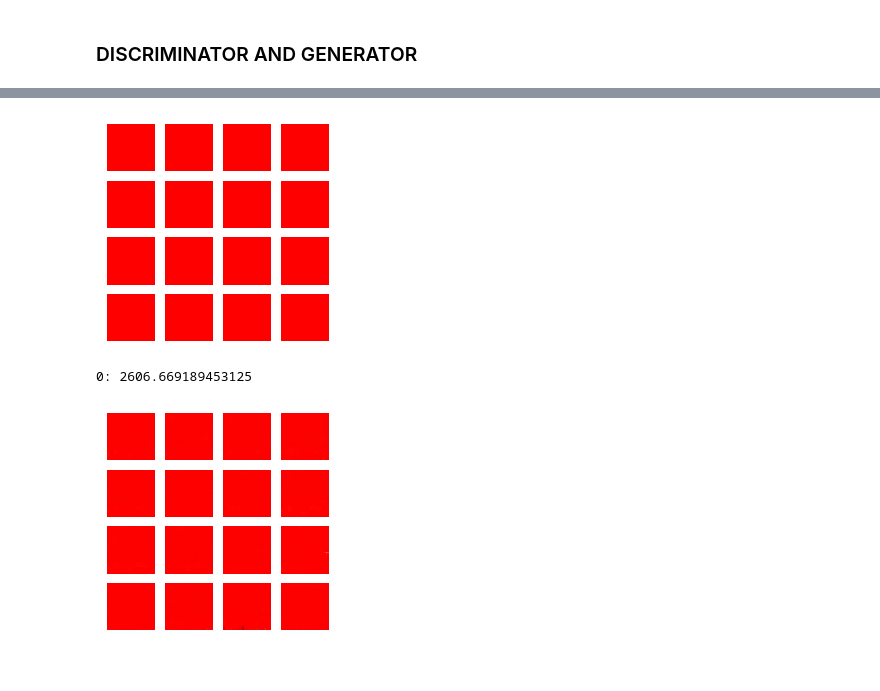
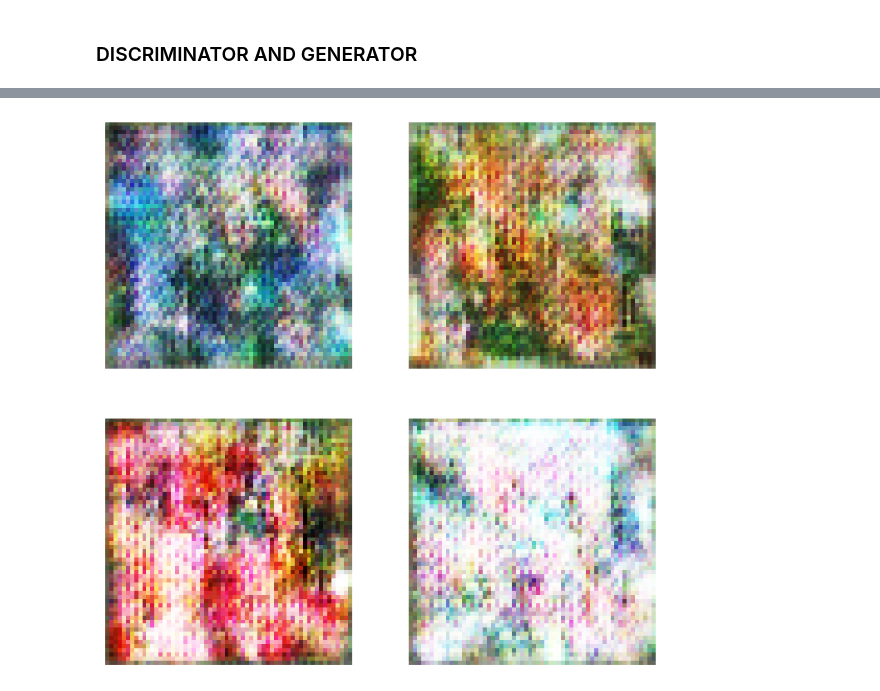
Before and after one commit to 0a1c/deep-space, a Jupyter notebook: deep-art-nb.ipynb, the cells around one changed output, grey strips where cells are left out. Drawn from its saved outputs; the diff is of its cells as text; code cells hidden in the pictures.

```diff
--- a/deep-art-nb.ipynb
+++ b/deep-art-nb.ipynb
@@ -350,15 +391,16 @@ def build_dc_generator(noise_dim=NOISE_DIM):
     Build and return a PyTorch model implementing the DCGAN generator using
     the architecture described above.
     """
-    return nn.Sequential(
+    s = int(image_size/4)
+    return nn.Sequential( # update
         #Flatten(),
         nn.Linear(noise_dim, 1024),
         nn.ReLU(inplace=True),
         nn.BatchNorm1d(1024),
-        nn.Linear(1024, 7*7*128),
+        nn.Linear(1024, s*s*128), # becomes 1024 to __ x __ x 128 where __ is image_size / 4
         nn.ReLU(inplace=True),
-        nn.BatchNorm1d(7*7*128),
-        Unflatten(batch_size, 128, 7, 7),
+        nn.BatchNorm1d(s*s*128),
+        Unflatten(batch_size, 128, s, s),
         nn.ConvTranspose2d(128, 64, 4, stride=2, padding=1),
         nn.ReLU(inplace=True),
         nn.BatchNorm2d(64),
@@ -406,0 +430,4 @@ Iter: 150, D: 1.387, G:0.6968
+# %%
+
+G_ac = run_a_gan(D_DC, G_DC, D_DC_solver, G_DC_solver, discriminator_loss, generator_loss,
+                 num_epochs=3000, show_every=250, batch_size=batch_size, noise_size=noise_size)
@@ -406,0 +437,5 @@ Iter: 150, D: 1.387, G:0.6968
+# %%
+G_60 = G_ac
+#G_best = G_ac
+print(G_60)
+torch.save(G_60.state_dict(), "saved-models/G_60_782018.pt")
@@ -407,37 +458,32 @@ Iter: 150, D: 1.387, G:0.6968
 # %%
-X_display.resize(711, 28, 28, 3)
+g_fake_seed = Variable(sample_noise(batch_size, noise_size)).type(dtype)
+fake_images = G_60(g_fake_seed)
+fake_images = fake_images.resize(batch_size, 3, image_size, image_size).type(dtype) / 2 + 0.5
 
-# X_display = torch.from_numpy(X_display)
-# X_display = X_display.permute(0, 3, 1, 2)
-X_display = X_display.permute(0, 3, 1, 2) # becomes N x C x H x W
-X_display = X_display.permute(0, 2, 3, 1) # becomes N x H x W x C
+imgs_numpy = fake_images.data.cpu().numpy()
+images = imgs_numpy[0:4] #shape is 1 x 3*image_size*image_size
 
 
-images = X_display[0:16]
+images.resize(images.shape[0], 3, image_size, image_size)
+images = torch.from_numpy(images)
+images = images.permute(0, 2, 3, 1) # becomes N x H x W x C
 images = np.reshape(images, [images.shape[0], -1])  # images reshape to (batch_size, D)
-
 sqrtn = int(np.ceil(np.sqrt(images.shape[0])))
 sqrtimg = int(np.ceil(np.sqrt(images.shape[1])))
 
-fig = plt.figure(figsize=(sqrtn, sqrtn))
+fig = plt.figure(figsize=(6 * sqrtn, 6 * sqrtn))
 gs = gridspec.GridSpec(sqrtn, sqrtn)
 gs.update(wspace=0.2, hspace=0.2)
 
 for i, img in enumerate(images):
     ax = plt.subplot(gs[i])
     plt.axis('off')
     ax.set_xticklabels([])
     ax.set_yticklabels([])
     ax.set_aspect('equal')
-    plt.imshow(img.reshape([28, 28, 3]) / 255, vmin=0,vmax=255)
+    plt.imshow(img.reshape([image_size, image_size, 3]), vmin=0,vmax=255)
 
-# img = torch.transpose(X_display[0], 0, 2)/255 # rn is 3 x 28 x 28
-# #print(img)
-
-# plt.axis('off')
-
-# plt.imshow(img, vmin=0,vmax=255)
 
 plt.show()
 # %% [output]
-[figure, old version]
+[figure, new version]
@@ -449,20 +489,0 @@ G_DC_solver = get_optimizer(G_DC)
-# %%
-for i in range(200):
-    G_DC_solver.zero_grad()
-    g_fake_seed = Variable(sample_noise(batch_size, noise_size)).type(dtype)
-    fake_images = G_DC(g_fake_seed)
-    fake_images = fake_images.resize(711, 3, 28, 28).type(dtype) / 2 + 0.5
-
-    loss = torch.sum((X_train.type(dtype) - fake_images) ** 2)
-
-    g_error = loss
-    g_error.backward()
-    G_DC_solver.step()
-    if i % 200 == 0: print("{}: {}".format(i, loss))
-
-imgs_numpy = fake_images.data.cpu().numpy()
-show_images(imgs_numpy[0:16])
-plt.show()
-# %% [output]
-0: 2606.669189453125
-[figure, removed]
```
Also changed, not shown: parts of 19 cells of this notebook, 10 other files.
